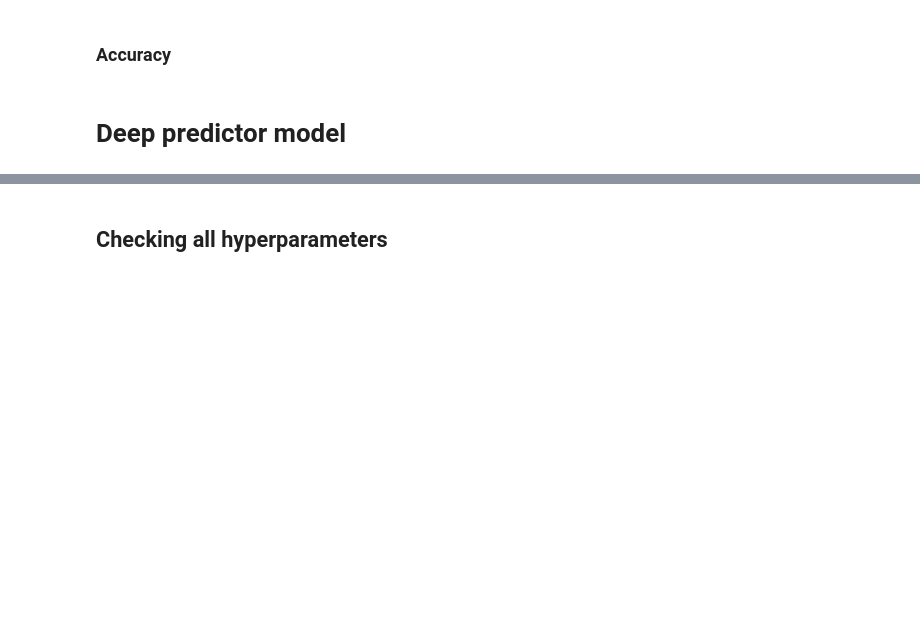
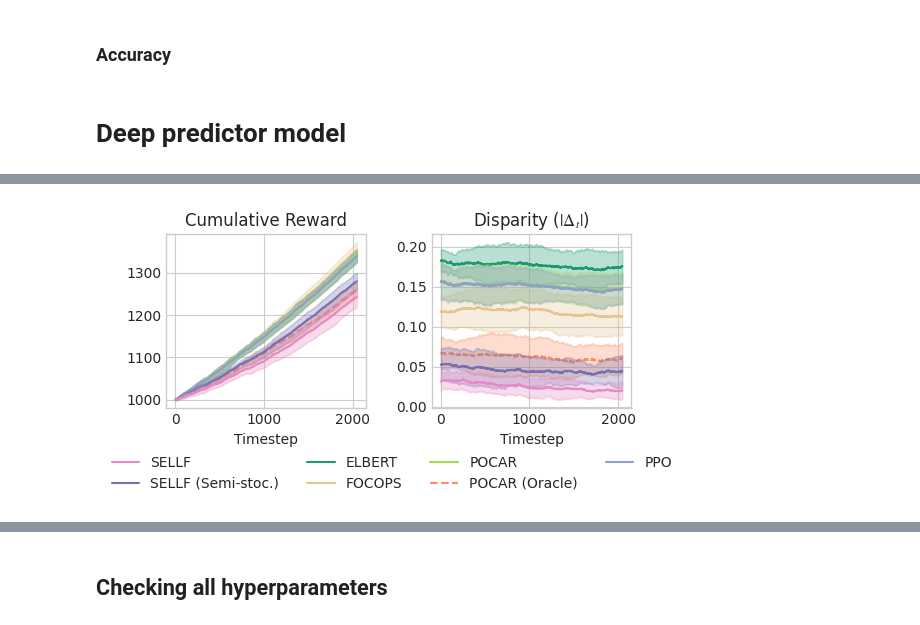
Before and after one commit to hiaac-finance/sellf, a Jupyter notebook: lending_experiment/figures.ipynb, the cells around one changed output, grey strips where cells are left out. Drawn from its saved outputs; the diff is of its cells as text; code cells hidden in the pictures; blank space fills up the shorter version.

```diff
--- a/lending_experiment/figures.ipynb
+++ b/lending_experiment/figures.ipynb
@@ -1453,0 +1456,28 @@ base_plot(selected_algs, env_name, mu_type, "figures/enem_qualification_deep.pdf
+# %%
+env_name = "enemc"
+mu_type = "tpr"
+method_names = [
+    "ppo",
+    "pocar",
+    "pocar_full",
+    "sellf",
+    "sellf_censored_25",
+    "elbert",
+    "focops",
+]
+alg_names = sum([get_alg_names(alg) for alg in method_names], [])
+results = summarize_hyperparam(env_name, mu_type, alg_names)
+process_table(results.sort_values("score", ascending=False).groupby("alg_simplified").first().reset_index())
+
+
+selected_algs = (
+    results.sort_values("score", ascending=False)
+    .groupby("alg_simplified")
+    .first()['alg']
+    .tolist()
+)
+
+# place sellf first
+sellf_algs = [alg for alg in selected_algs if "sellf" in alg]
+selected_algs = [alg for alg in selected_algs if "sellf" not in alg]
+selected_algs = sellf_algs + selected_algs
@@ -1453,0 +1493,4 @@ base_plot(selected_algs, env_name, mu_type, "figures/enem_qualification_deep.pdf
+# %%
+base_plot(selected_algs, env_name, mu_type, f"figures/{env_name}_{mu_type}.pdf")
+# %% [output]
+[figure, added]
```
Also changed, not shown: parts of 7 cells of this notebook, 3 other files.
